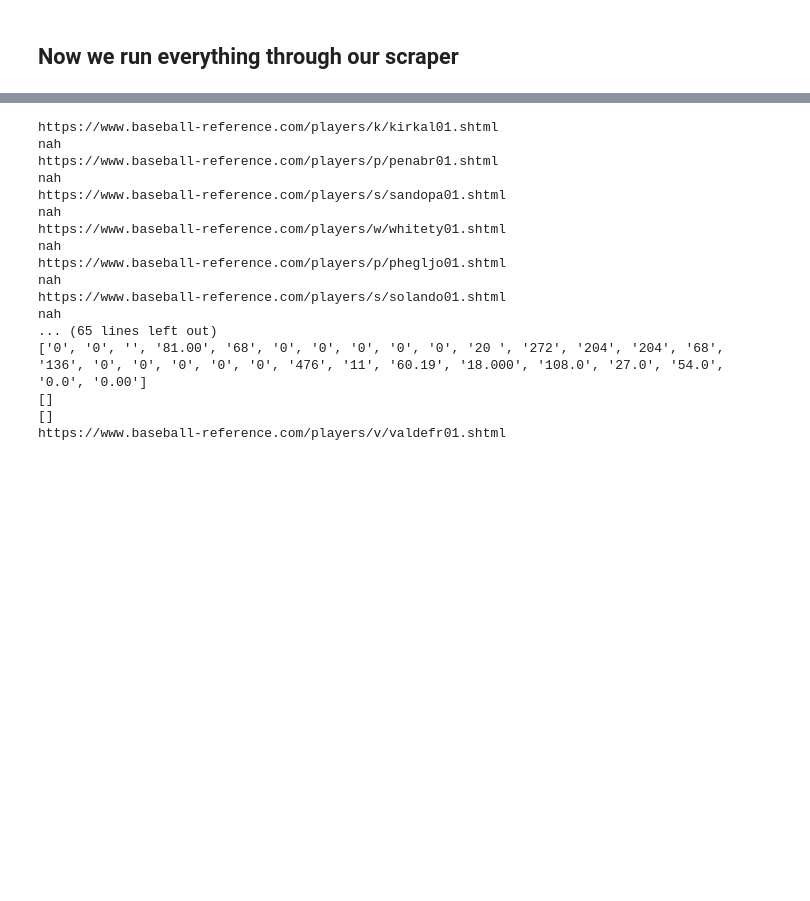
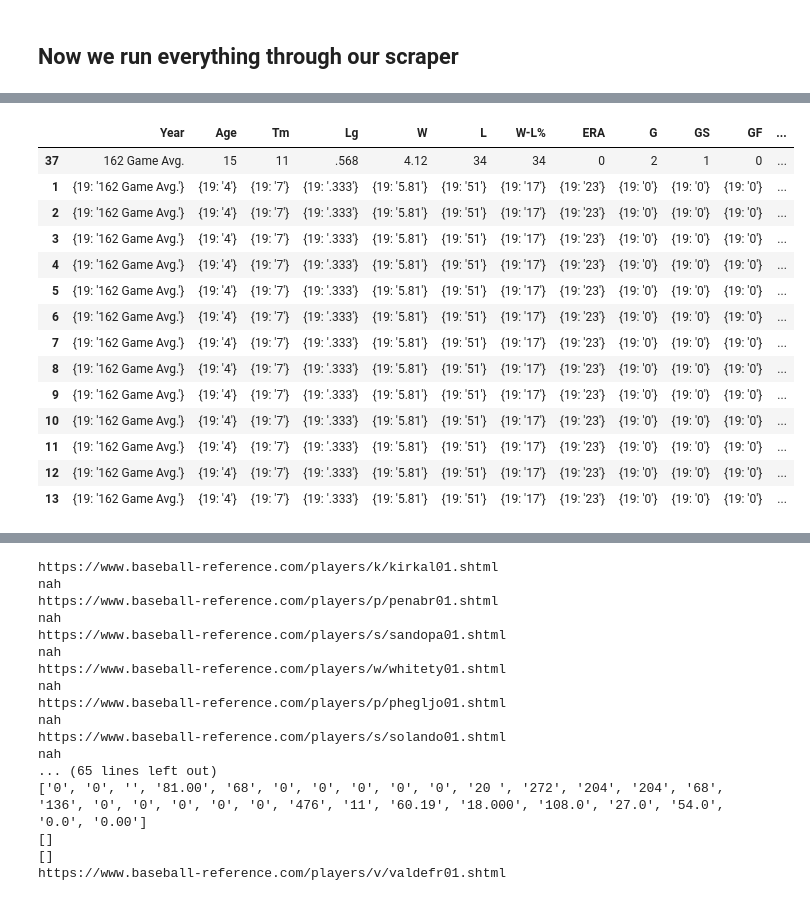
Before and after one commit to obverter/bmi-stars, a Jupyter notebook: notebooks/Scraper.ipynb, the cells around one changed output, grey strips where cells are left out. Drawn from its saved outputs; the diff is of its cells as text; code cells hidden in the pictures; blank space fills up the shorter version.

```diff
--- a/notebooks/Scraper.ipynb
+++ b/notebooks/Scraper.ipynb
@@ -253,11 +175,0 @@ test_c
-# %%
-root = "https://www.baseball-reference.com/players/"
-suffix = ".shtml"
-target = targets[20]
-prepend = target[0] + "/"
-query = root + prepend + target + suffix
-print(query)
-response = requests.get(query)
-doc = BeautifulSoup(response.text)
-table = doc.select("#pitching_value")
-table
@@ -298 +268,19 @@ pandas.core.frame.DataFrame
+# %%
+players
+# %% [output]
+|  | Year | Age | Tm | Lg | W | L | W-L% | ERA | G | GS | GF | ... |
+| 37 | 162 Game Avg. | 15 | 11 | .568 | 4.12 | 34 | 34 | 0 | 2 | 1 | 0 | ... |
+| 1 | {19: '162 Game Avg.'} | {19: '4'} | {19: '7'} | {19: '.333'} | {19: '5.81'} | {19: '51'} | {19: '17'} | {19: '23'} | {19: '0'} | {19: '0'} | {19: '0'} | ... |
+| 2 | {19: '162 Game Avg.'} | {19: '4'} | {19: '7'} | {19: '.333'} | {19: '5.81'} | {19: '51'} | {19: '17'} | {19: '23'} | {19: '0'} | {19: '0'} | {19: '0'} | ... |
+| 3 | {19: '162 Game Avg.'} | {19: '4'} | {19: '7'} | {19: '.333'} | {19: '5.81'} | {19: '51'} | {19: '17'} | {19: '23'} | {19: '0'} | {19: '0'} | {19: '0'} | ... |
+| 4 | {19: '162 Game Avg.'} | {19: '4'} | {19: '7'} | {19: '.333'} | {19: '5.81'} | {19: '51'} | {19: '17'} | {19: '23'} | {19: '0'} | {19: '0'} | {19: '0'} | ... |
+| 5 | {19: '162 Game Avg.'} | {19: '4'} | {19: '7'} | {19: '.333'} | {19: '5.81'} | {19: '51'} | {19: '17'} | {19: '23'} | {19: '0'} | {19: '0'} | {19: '0'} | ... |
+| 6 | {19: '162 Game Avg.'} | {19: '4'} | {19: '7'} | {19: '.333'} | {19: '5.81'} | {19: '51'} | {19: '17'} | {19: '23'} | {19: '0'} | {19: '0'} | {19: '0'} | ... |
+| 7 | {19: '162 Game Avg.'} | {19: '4'} | {19: '7'} | {19: '.333'} | {19: '5.81'} | {19: '51'} | {19: '17'} | {19: '23'} | {19: '0'} | {19: '0'} | {19: '0'} | ... |
+| 8 | {19: '162 Game Avg.'} | {19: '4'} | {19: '7'} | {19: '.333'} | {19: '5.81'} | {19: '51'} | {19: '17'} | {19: '23'} | {19: '0'} | {19: '0'} | {19: '0'} | ... |
+| 9 | {19: '162 Game Avg.'} | {19: '4'} | {19: '7'} | {19: '.333'} | {19: '5.81'} | {19: '51'} | {19: '17'} | {19: '23'} | {19: '0'} | {19: '0'} | {19: '0'} | ... |
+| 10 | {19: '162 Game Avg.'} | {19: '4'} | {19: '7'} | {19: '.333'} | {19: '5.81'} | {19: '51'} | {19: '17'} | {19: '23'} | {19: '0'} | {19: '0'} | {19: '0'} | ... |
+| 11 | {19: '162 Game Avg.'} | {19: '4'} | {19: '7'} | {19: '.333'} | {19: '5.81'} | {19: '51'} | {19: '17'} | {19: '23'} | {19: '0'} | {19: '0'} | {19: '0'} | ... |
+| 12 | {19: '162 Game Avg.'} | {19: '4'} | {19: '7'} | {19: '.333'} | {19: '5.81'} | {19: '51'} | {19: '17'} | {19: '23'} | {19: '0'} | {19: '0'} | {19: '0'} | ... |
+| 13 | {19: '162 Game Avg.'} | {19: '4'} | {19: '7'} | {19: '.333'} | {19: '5.81'} | {19: '51'} | {19: '17'} | {19: '23'} | {19: '0'} | {19: '0'} | {19: '0'} | ... |
 # %%
```
Also changed, not shown: parts of 27 cells of this notebook.
